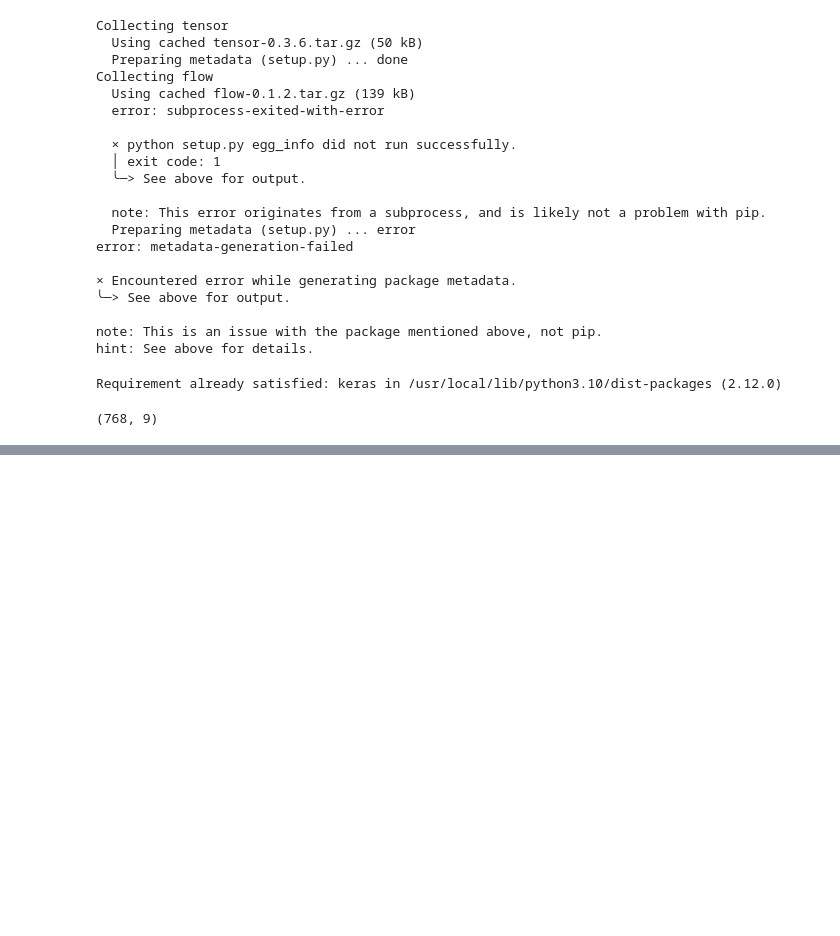
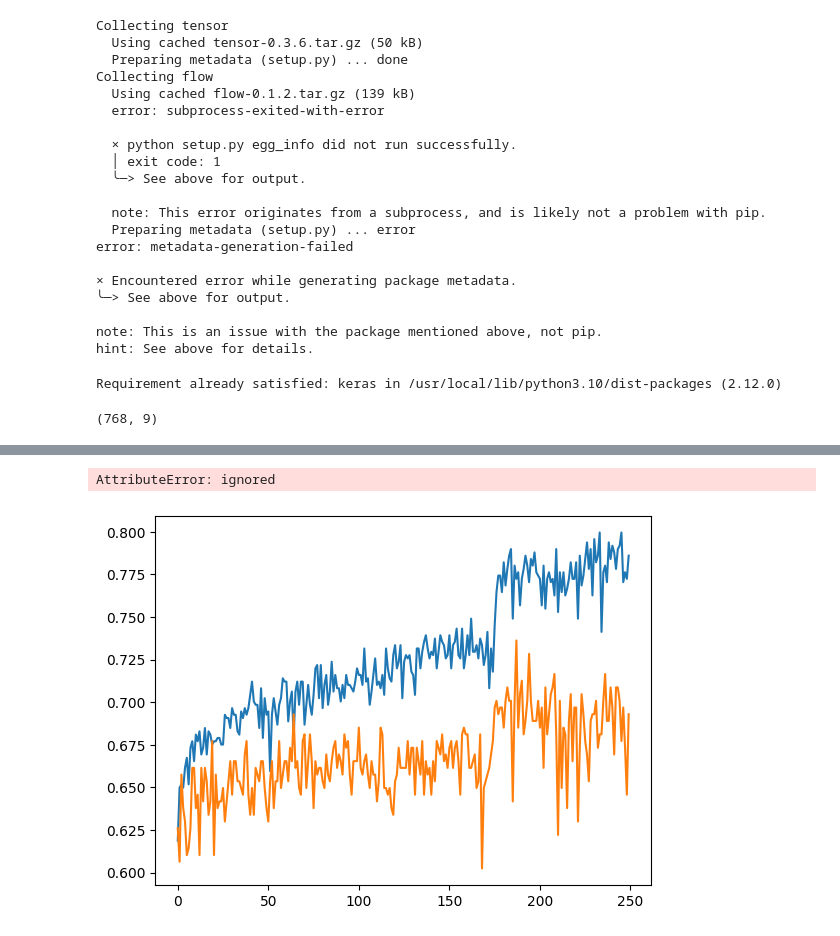
Before and after one commit to Ravindrakumarnayak/Machine_learning, a Jupyter notebook: neural_Network_back_propogation_practice.ipynb, the cells around one changed output, grey strips where cells are left out. Cells and saved outputs as stored; diff of their text form; code cells hidden in the pictures; blank space fills up the shorter version.

```diff
--- a/neural_Network_back_propogation_practice.ipynb
+++ b/neural_Network_back_propogation_practice.ipynb
@@ -74,0 +81,22 @@ Epoch 250/250
+# %%
+import matplotlib.pyplot as plt
+
+plt.plot(history.history["accuracy"])
+plt.plot(history.history["val_accuracy"])
+model.title('model accuracy')
+model.Ylabel('accuracy')
+model.Xlabel('epochs')
+plt.legends['train','test']
+plt.show()
+
+
+plt.plot(history.history["loss"])
+plt.plot(history.history["val_loss"])
+model.title('loss')
+model.Ylabel('model accuracy')
+model.Xlabel('epochs')
+plt.legends['train','test']
+plt.show()
+# %% [output]
+AttributeError: ignored
+[figure, added]
```
Also changed, not shown: parts of 1 cell of this notebook.
